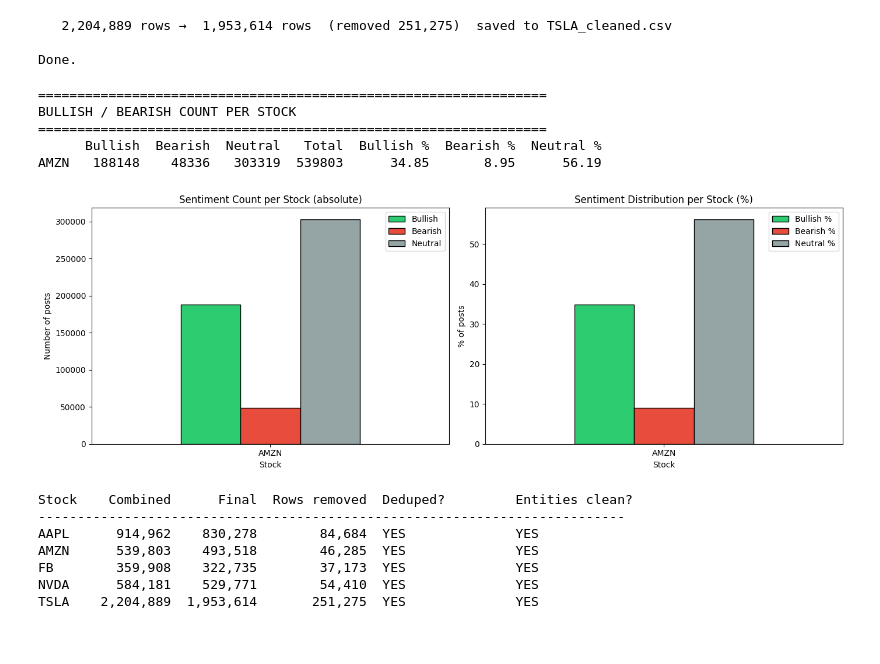
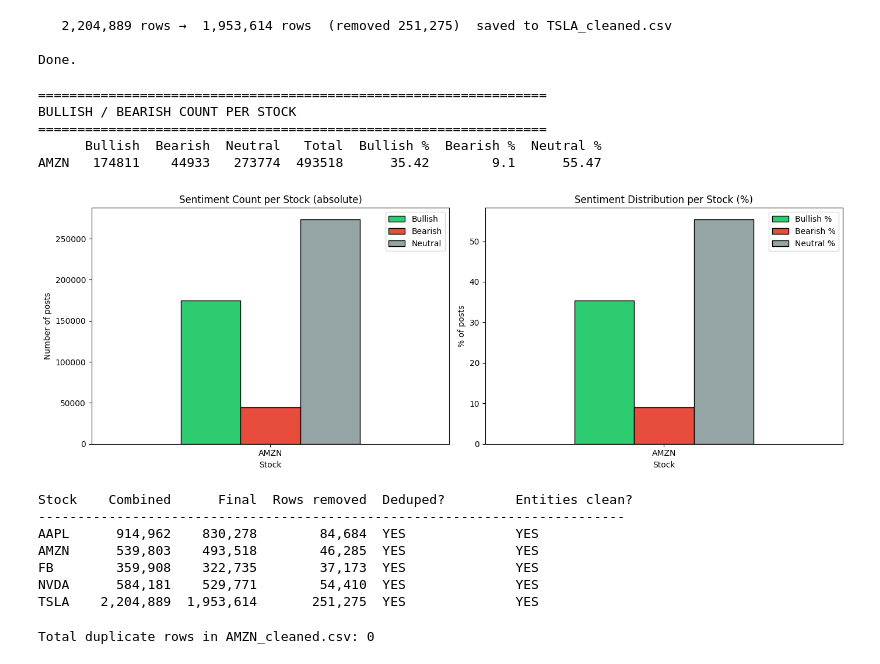
Before and after one commit to jzweber/mankatoml, a Jupyter notebook: clean.ipynb, the cells around one changed output. Saved outputs shown, nothing was run; the diff lists cells and outputs as text; code cells hidden in the pictures.

```diff
--- a/clean.ipynb
+++ b/clean.ipynb
@@ -808,7 +808,7 @@ import pandas as pd
 import matplotlib.pyplot as plt
 
 sentiment_summary = {}
-amazon = "AMZN_final.csv"
+amazon = "AMZN_cleaned.csv"
 dataset_names = ["AMZN"]
 for df, name in zip([pd.read_csv(amazon)], dataset_names):
     counts = df['entities'].value_counts()
@@ -835,35 +835,35 @@ fig, axes = plt.subplots(1, 2, figsize=(14, 5))
 
 # Absolute counts
 summary_df[['Bullish', 'Bearish', 'Neutral']].plot(
     kind='bar', ax=axes[0],
     color=['#2ecc71', '#e74c3c', '#95a5a6'], edgecolor='black'
 )
 axes[0].set_title('Sentiment Count per Stock (absolute)')
 axes[0].set_xlabel('Stock')
 axes[0].set_ylabel('Number of posts')
 axes[0].tick_params(axis='x', rotation=0)
 axes[0].legend()
 
 # Percentage
 summary_df[['Bullish %', 'Bearish %', 'Neutral %']].plot(
     kind='bar', ax=axes[1],
     color=['#2ecc71', '#e74c3c', '#95a5a6'], edgecolor='black'
 )
 axes[1].set_title('Sentiment Distribution per Stock (%)')
 axes[1].set_xlabel('Stock')
 axes[1].set_ylabel('% of posts')
 axes[1].tick_params(axis='x', rotation=0)
 axes[1].legend()
 
 plt.tight_layout()
 plt.show()
 # %% [output]
 =================================================================
 BULLISH / BEARISH COUNT PER STOCK
 =================================================================
       Bullish  Bearish  Neutral   Total  Bullish %  Bearish %  Neutral %
-AMZN   188148    48336   303319  539803      34.85       8.95      56.19
+AMZN   174811    44933   273774  493518      35.42        9.1      55.47
-[figure, old version]
+[figure, new version]
 # %%
 import pandas as pd
 
@@ -894,3 +894,13 @@ AMZN      539,803    493,518        46,285  YES              YES
 FB        359,908    322,735        37,173  YES              YES
 NVDA      584,181    529,771        54,410  YES              YES
 TSLA    2,204,889  1,953,614       251,275  YES              YES
+# %%
+# this should how many duplicates existed in the cleaned
+
+dataset = "AMZN_cleaned.csv"
+df = pd.read_csv(dataset)
+
+duplicates = df.duplicated(subset=['body_clean'], keep=False).sum()
+print(f"Total duplicate rows in {dataset}: {duplicates}")
+# %% [output]
+Total duplicate rows in AMZN_cleaned.csv: 0
```
